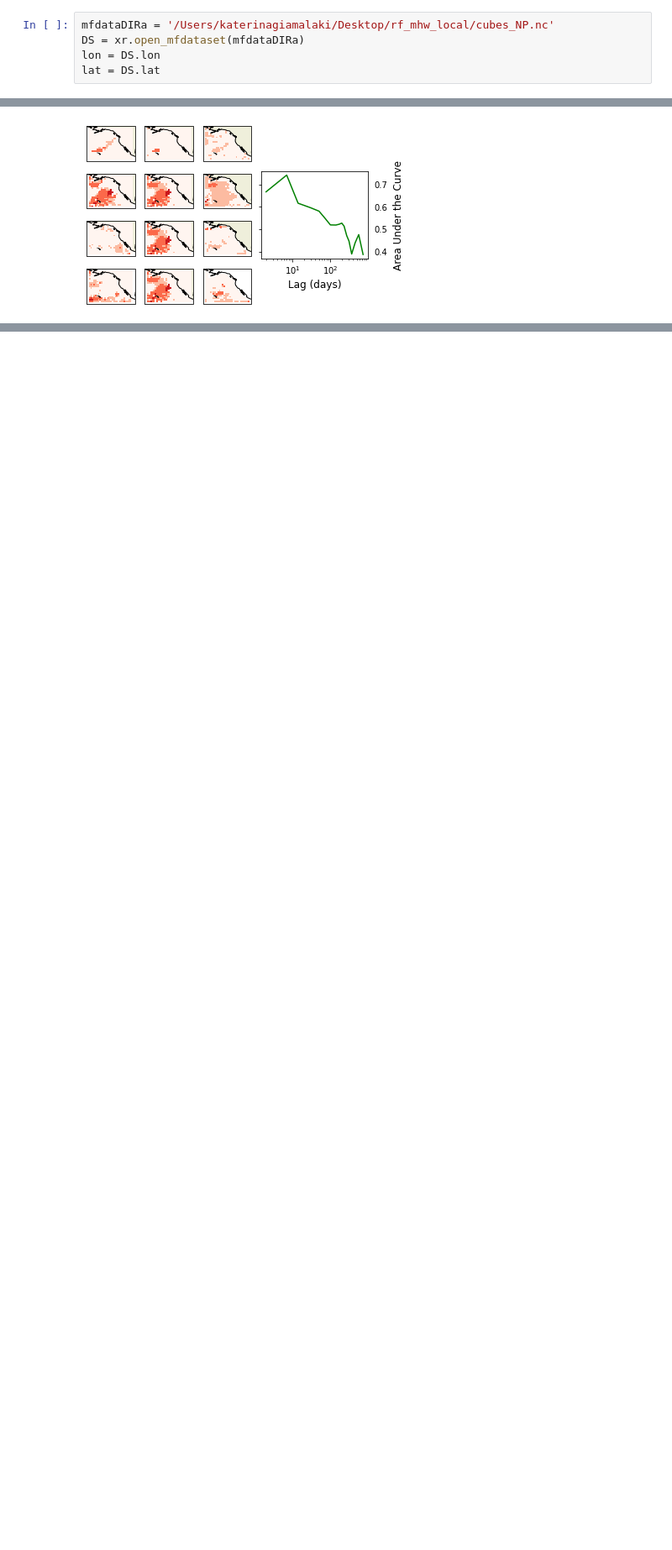
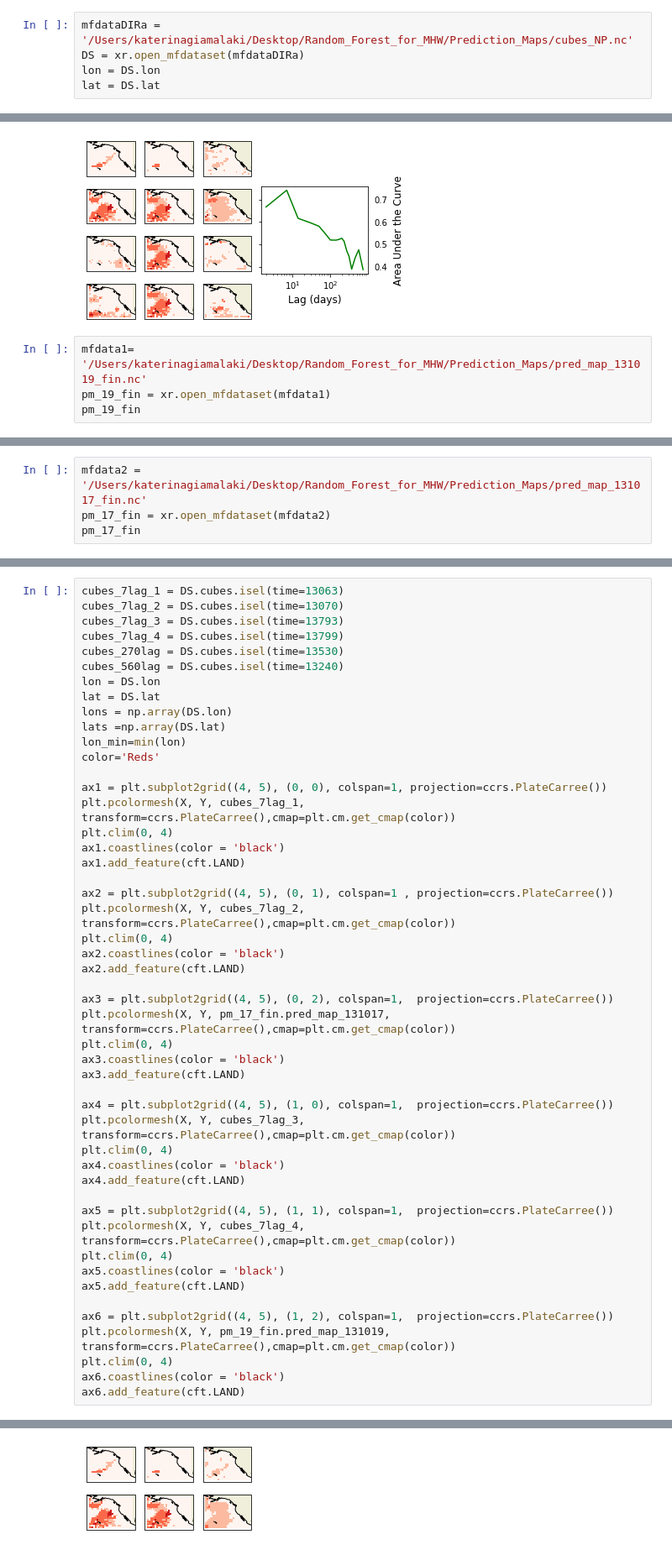
Before and after one commit to KatGiamalaki/Random_Forest_for_MHW, a Jupyter notebook: Prediction_Maps/Prediction_maps.ipynb, the cells around one changed output, grey strips where cells are left out. Shown at 84% size. Cells and saved outputs as stored; diff of their text form; blank space fills up the shorter version.

Commit message:
more plotting

```diff
--- a/Prediction_Maps/Prediction_maps.ipynb
+++ b/Prediction_Maps/Prediction_maps.ipynb
@@ -12,7 +12,7 @@ import os
 
 %matplotlib inline
 # %%
-mfdataDIRa = '/Users/katerinagiamalaki/Desktop/rf_mhw_local/cubes_NP.nc'
+mfdataDIRa = '/Users/katerinagiamalaki/Desktop/Random_Forest_for_MHW/Prediction_Maps/cubes_NP.nc'
 DS = xr.open_mfdataset(mfdataDIRa)
 lon = DS.lon
 lat = DS.lat
@@ -141,3 +141,7 @@ plt.xlabel('Lag (days)', fontsize=12)
 plt.show()
 # %% [output]
 [figure]
+# %%
+mfdata1= '/Users/katerinagiamalaki/Desktop/Random_Forest_for_MHW/Prediction_Maps/pred_map_131019_fin.nc'
+pm_19_fin = xr.open_mfdataset(mfdata1)
+pm_19_fin
@@ -143,0 +168,4 @@ plt.show()
+# %%
+mfdata2 = '/Users/katerinagiamalaki/Desktop/Random_Forest_for_MHW/Prediction_Maps/pred_map_131017_fin.nc'
+pm_17_fin = xr.open_mfdataset(mfdata2)
+pm_17_fin
@@ -143,0 +192,50 @@ plt.show()
+# %%
+cubes_7lag_1 = DS.cubes.isel(time=13063)
+cubes_7lag_2 = DS.cubes.isel(time=13070)
+cubes_7lag_3 = DS.cubes.isel(time=13793)
+cubes_7lag_4 = DS.cubes.isel(time=13799)
+cubes_270lag = DS.cubes.isel(time=13530)
+cubes_560lag = DS.cubes.isel(time=13240)
+lon = DS.lon
+lat = DS.lat
+lons = np.array(DS.lon)
+lats =np.array(DS.lat)
+lon_min=min(lon)
+color='Reds'
+
+ax1 = plt.subplot2grid((4, 5), (0, 0), colspan=1, projection=ccrs.PlateCarree())
+plt.pcolormesh(X, Y, cubes_7lag_1, transform=ccrs.PlateCarree(),cmap=plt.cm.get_cmap(color))
+plt.clim(0, 4)
+ax1.coastlines(color = 'black')
+ax1.add_feature(cft.LAND)
+
+ax2 = plt.subplot2grid((4, 5), (0, 1), colspan=1 , projection=ccrs.PlateCarree())
+plt.pcolormesh(X, Y, cubes_7lag_2, transform=ccrs.PlateCarree(),cmap=plt.cm.get_cmap(color))
+plt.clim(0, 4)
+ax2.coastlines(color = 'black')
+ax2.add_feature(cft.LAND)
+
+ax3 = plt.subplot2grid((4, 5), (0, 2), colspan=1,  projection=ccrs.PlateCarree())
+plt.pcolormesh(X, Y, pm_17_fin.pred_map_131017, transform=ccrs.PlateCarree(),cmap=plt.cm.get_cmap(color))
+plt.clim(0, 4)
+ax3.coastlines(color = 'black')
+ax3.add_feature(cft.LAND)
+
+ax4 = plt.subplot2grid((4, 5), (1, 0), colspan=1,  projection=ccrs.PlateCarree())
+plt.pcolormesh(X, Y, cubes_7lag_3, transform=ccrs.PlateCarree(),cmap=plt.cm.get_cmap(color))
+plt.clim(0, 4)
+ax4.coastlines(color = 'black')
+ax4.add_feature(cft.LAND)
+
+ax5 = plt.subplot2grid((4, 5), (1, 1), colspan=1,  projection=ccrs.PlateCarree())
+plt.pcolormesh(X, Y, cubes_7lag_4, transform=ccrs.PlateCarree(),cmap=plt.cm.get_cmap(color))
+plt.clim(0, 4)
+ax5.coastlines(color = 'black')
+ax5.add_feature(cft.LAND)
+
+ax6 = plt.subplot2grid((4, 5), (1, 2), colspan=1,  projection=ccrs.PlateCarree())
+plt.pcolormesh(X, Y, pm_19_fin.pred_map_131019, transform=ccrs.PlateCarree(),cmap=plt.cm.get_cmap(color))
+plt.clim(0, 4)
+ax6.coastlines(color = 'black')
+ax6.add_feature(cft.LAND)
+# %% [output]
@@ -143,0 +243 @@ plt.show()
+[figure, added]
```
Also changed, not shown: parts of 8 cells of this notebook.
